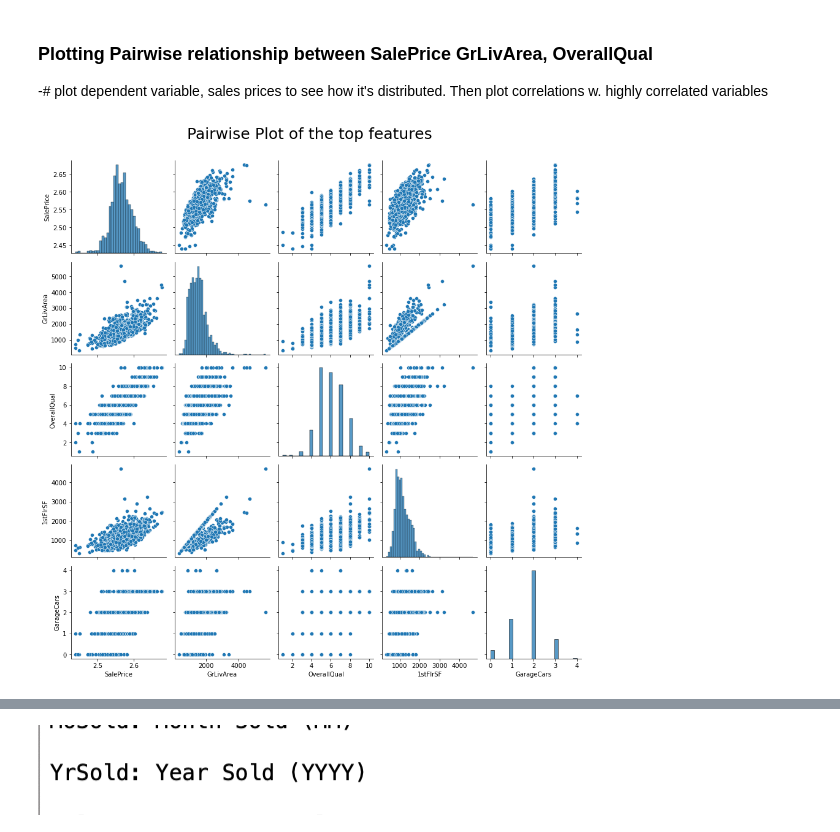
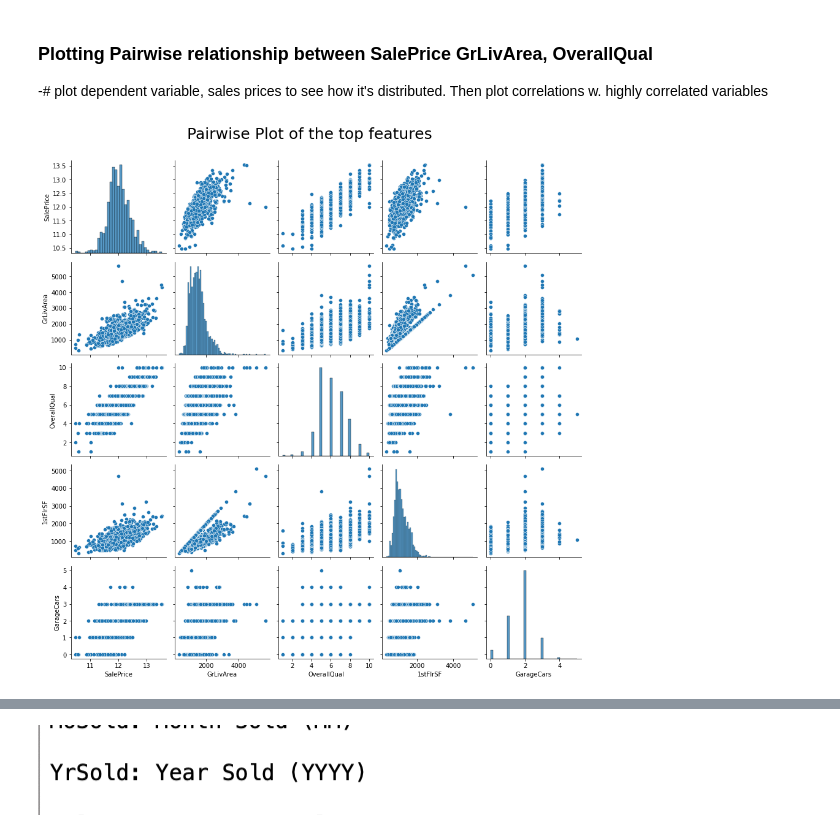
Before and after one commit to dtrinidad002/W207_Final_Project, a Jupyter notebook: Notebook_2_EDA_DataCleaning+FeatureEngineering+ModelDevelopment.ipynb, the cells around one changed output, grey strips where cells are left out. Drawn from its saved outputs; the diff is of its cells as text; code cells hidden in the pictures.

```diff
--- a/Notebook_2_EDA_DataCleaning+FeatureEngineering+ModelDevelopment.ipynb
+++ b/Notebook_2_EDA_DataCleaning+FeatureEngineering+ModelDevelopment.ipynb
@@ -265,7 +237,7 @@ train_data =train_data[train_data['SalePrice']<700000]
 # %% [markdown]
 ### log Trainsformation
 # %%
-train_data["SalePrice"] = np.log1p(train_data["SalePrice"])
+# train_data["SalePrice"] = np.log1p(train_data["SalePrice"])
 # %% [markdown]
 **Concatinating the training and test data sets for easy data cleaning**
 # %%
@@ -371,11 +339,11 @@ To Address this issue, we will have to do some feature engineering.
 # %%
 #Scatter plot of thr most important features
 highest_corr = ['SalePrice','GrLivArea','OverallQual', '1stFlrSF', 'GarageCars']
-sns.pairplot(train_data[highest_corr])
+sns.pairplot(combined_data[highest_corr])
 plt.suptitle('Pairwise Plot of the top features ',x=0.5, y=1.01, verticalalignment='top', fontsize= 25)
 plt.tight_layout()
 plt.show();
 # %% [output]
-[figure, old version]
+[figure, new version]
 # %%
 #Plotting Ground Living Area with Sales Price wiht a linear regression line
```
Also changed, not shown: parts of 37 cells of this notebook.
